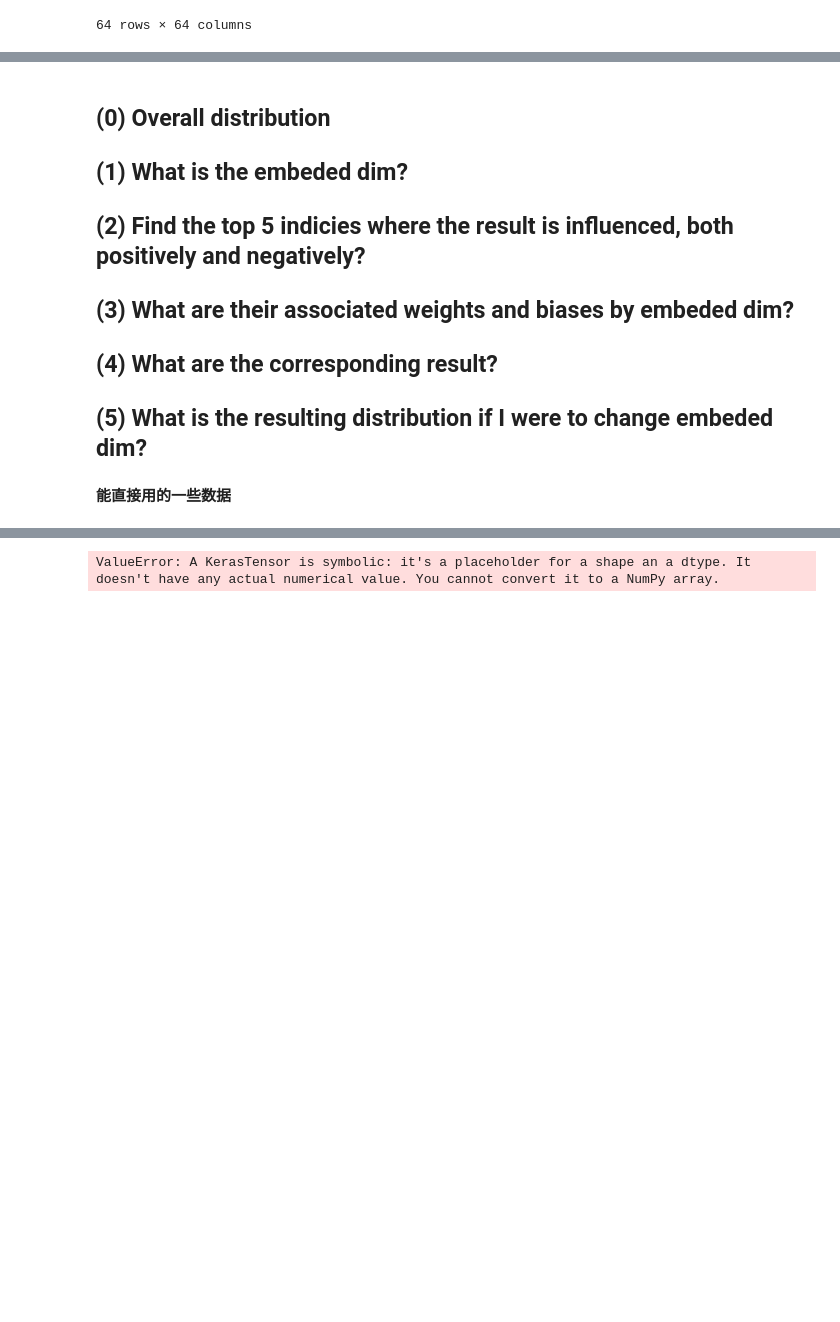
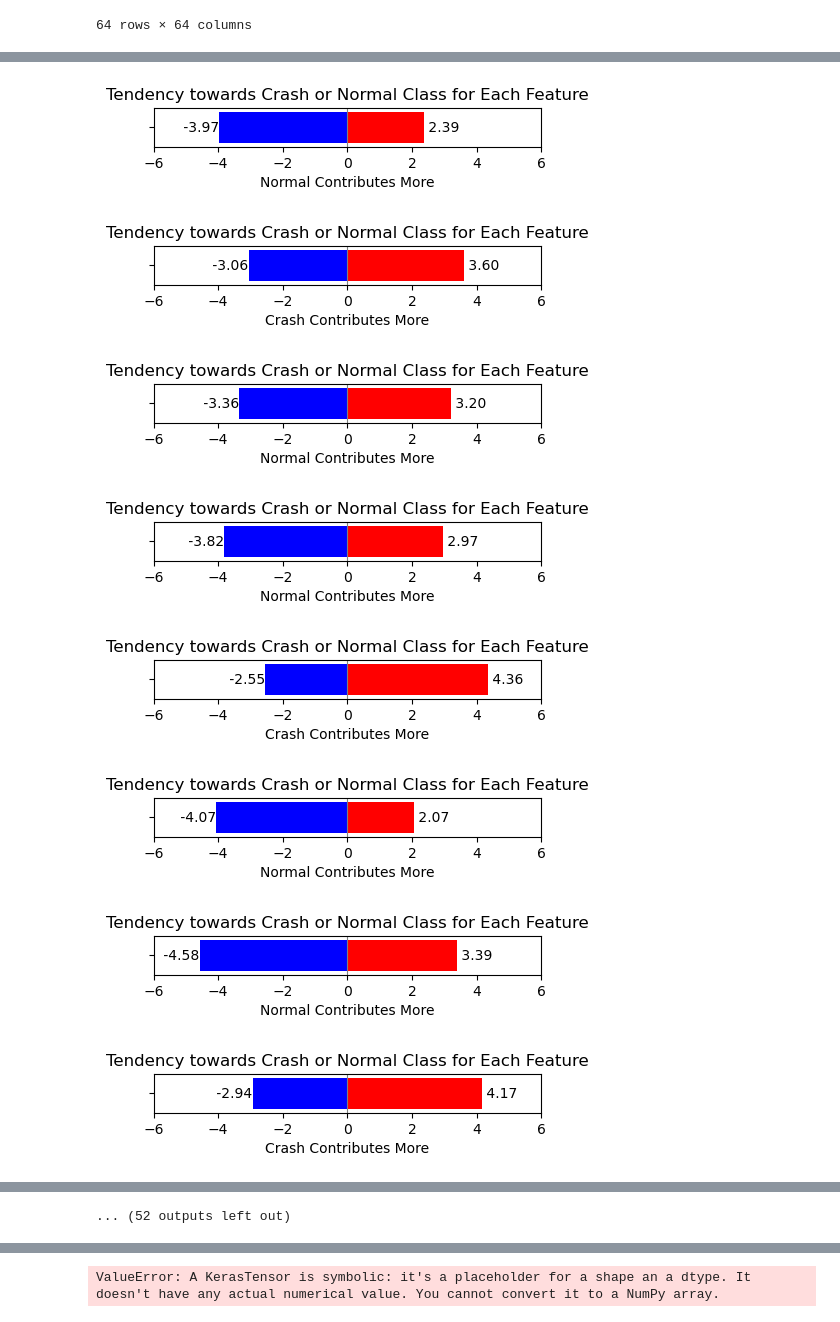
Before and after one commit to ANNIZHENG/Interactive_Weight_Analytics_Interface, a Jupyter notebook: VideoVisionTransformer.ipynb, the cells around one changed output, grey strips where cells are left out. Saved outputs shown, nothing was run; the diff lists cells and outputs as text; code cells hidden in the pictures; blank space fills up the shorter version.

```diff
--- a/VideoVisionTransformer.ipynb
+++ b/VideoVisionTransformer.ipynb
@@ -456,4 +411,0 @@ plt.show()
-# %%
-w = weights[-1]
-weight_matrix_2 = w[2]
-bias_matrix_2 = w[3]
@@ -460,9 +517,10 @@ bias_matrix_2 = w[3]
 # %%
 import pandas as pd
+# weight_matrix_2 is the weight matrix of the very last dense layer
+weight_matrix_df = pd.DataFrame(weight_matrix_2)
+weight_matrix_df
 
-pd.DataFrame(weight_matrix_2)
-# Row    - One Feature to All Outcome     (Outcome number = EMBED_DIM)
-# Column - All Features to Single Outcome (Feature number = EMBED_DIM)
+# Row - One Feature to All Outcome     (Outcome number = EMBED_DIM)
 # %% [output]
 |  | 0 | 1 | 2 | 3 | 4 | 5 | 6 | 7 | 8 | 9 | ... | ... |
 | 0 | -0.114983 | -0.202845 | 0.171735 | 0.079536 | 0.180911 | -0.181774 | -0.029187 | 0.116293 | -0.037206 | -0.026175 | ... | ... |
@@ -572,9 +537,0 @@ Actual: Normal 000002.mp4
-# %% [markdown]
-## (0) Overall distribution
-## (1) What is the embeded dim?
-## (2) Find the top 5 indicies where the result is influenced, both positively and negatively?
-## (3) What are their associated weights and biases by embeded dim?
-## (4) What are the corresponding result?
-## (5) What is the resulting distribution if I were to change embeded dim?
-# %% [markdown]
-**能直接用的一些数据**
@@ -596,0 +538,50 @@ Actual: Normal 000002.mp4
+# %%
+rows_as_lists = weight_matrix_df.values.tolist()
+
+normal_contribution_count = 0
+
+for row in rows_as_lists:
+
+    crash_contribution = 0
+    normal_contribution = 0
+
+    for element in row:
+        if (element < 0):
+            normal_contribution += element
+        else:
+            crash_contribution += element
+
+    # Values to plot
+    values = [crash_contribution, normal_contribution]
+    categories = ['']
+
+    # Create a horizontal bar graph
+    plt.figure(figsize=(5, 0.5))
+    bars = plt.barh(categories, values, color=['red', 'blue'])
+
+    # Adding labels and title
+    plt.title('Tendency towards Crash or Normal Class for Each Feature')
+    if (abs(normal_contribution) > crash_contribution):
+        plt.xlabel('Normal Contributes More')
+        normal_contribution_count += 1
+    else:
+        plt.xlabel('Crash Contributes More')
+    plt.axvline(0, color='grey', linewidth=0.8)
+    plt.xlim(-6, 6)
+    plt.ylim(-0.5, 0.5)
+
+    # Add text labels directly on bars
+    for bar, value in zip(bars, values):
+        plt.text(bar.get_width(), bar.get_y() + bar.get_height()/2,
+                 f' {value:.2f}',
+                 va='center', ha='right' if value < 0 else 'left', color='black')
+    plt.show()
+# %% [output]
+[figure, added]
+[figure, added]
+[figure, added]
+[figure, added]
+[figure, added]
+[figure, added]
+[figure, added]
+[figure, added]
@@ -596,0 +592 @@ Actual: Normal 000002.mp4
+... (52 outputs left out)
```
Also changed, not shown: parts of 26 cells of this notebook.
